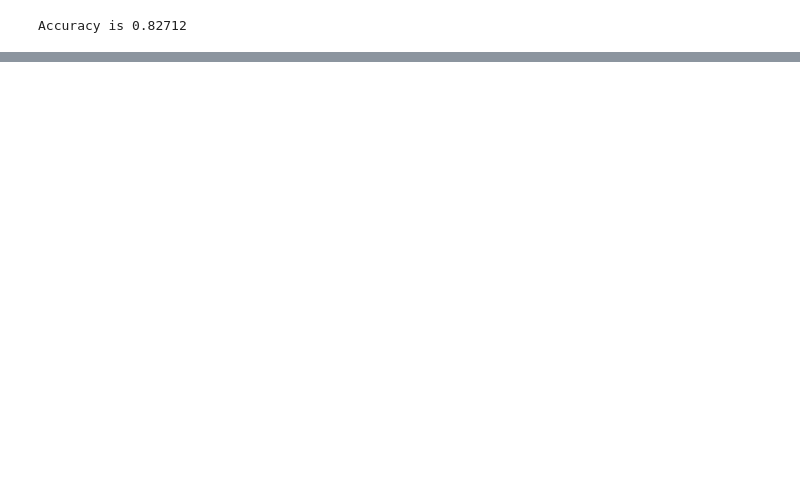
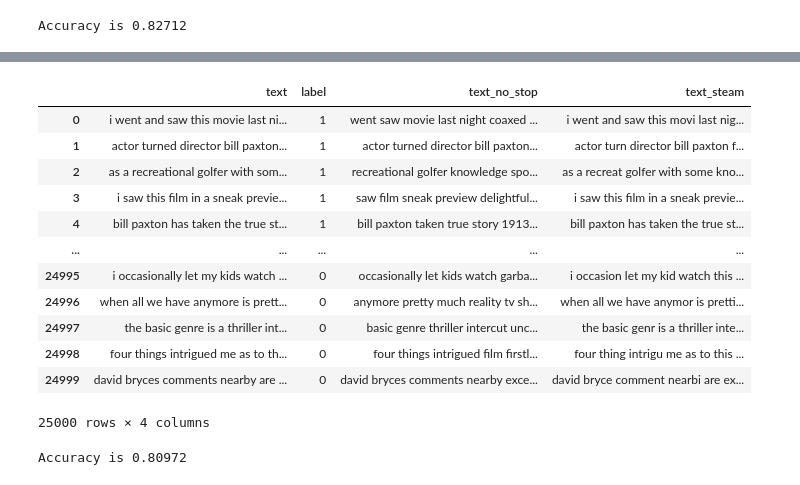
Before and after one commit to Sombre0mbre/NLP1, a Jupyter notebook: data_import.ipynb, the cells around one changed output, grey strips where cells are left out. Cells and saved outputs as stored; diff of their text form; code cells hidden in the pictures; blank space fills up the shorter version.

Commit message:
No comment

```diff
--- a/data_import.ipynb
+++ b/data_import.ipynb
@@ -184,0 +227,23 @@ Accuracy is 0.82712
+# %%
+test_dataset
+# %% [output]
+|  | text | label | text_no_stop | text_steam |
+| 0 | i went and saw this movie last ni... | 1 | went saw movie last night coaxed ... | i went and saw this movi last nig... |
+| 1 | actor turned director bill paxton... | 1 | actor turned director bill paxton... | actor turn director bill paxton f... |
+| 2 | as a recreational golfer with som... | 1 | recreational golfer knowledge spo... | as a recreat golfer with some kno... |
+| 3 | i saw this film in a sneak previe... | 1 | saw film sneak preview delightful... | i saw this film in a sneak previe... |
+| 4 | bill paxton has taken the true st... | 1 | bill paxton taken true story 1913... | bill paxton has taken the true st... |
+| ... | ... | ... | ... | ... |
+| 24995 | i occasionally let my kids watch ... | 0 | occasionally let kids watch garba... | i occasion let my kid watch this ... |
+| 24996 | when all we have anymore is prett... | 0 | anymore pretty much reality tv sh... | when all we have anymor is pretti... |
+| 24997 | the basic genre is a thriller int... | 0 | basic genre thriller intercut unc... | the basic genr is a thriller inte... |
+| 24998 | four things intrigued me as to th... | 0 | four things intrigued film firstl... | four thing intrigu me as to this ... |
+| 24999 | david bryces comments nearby are ... | 0 | david bryces comments nearby exce... | david bryce comment nearbi are ex... |
+25000 rows × 4 columns
+# %%
+text_pip.fit(train_dataset['text_steam'],train_dataset['label'])
+pred = text_pip.predict(test_dataset['text_steam'])
+metrics.confusion_matrix(test_dataset['label'], pred)
+print('Accuracy is ' + str(np.mean(pred == test_dataset.label)))
+# %% [output]
+Accuracy is 0.80972
```
Also changed, not shown: parts of 6 cells of this notebook.
